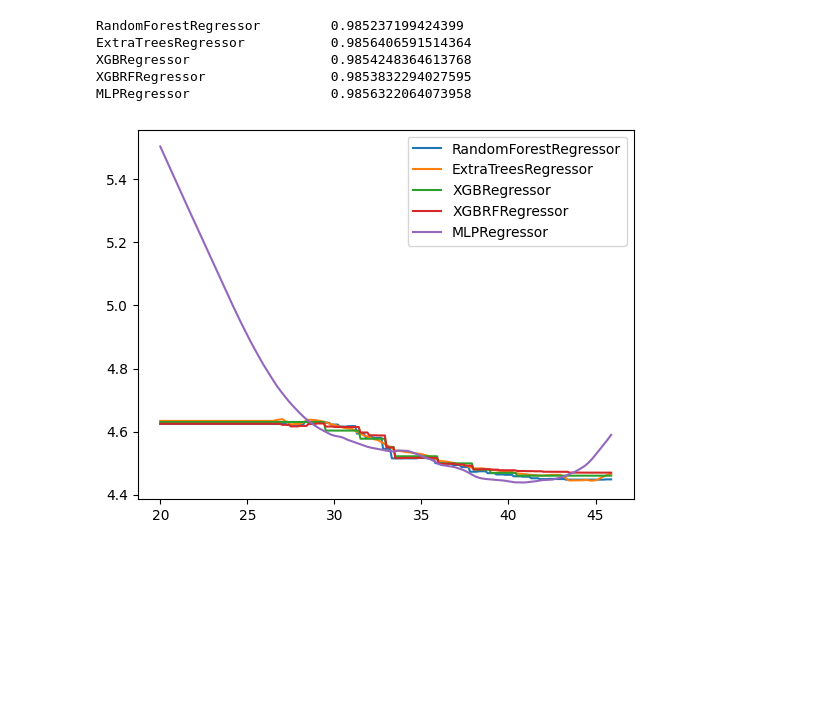
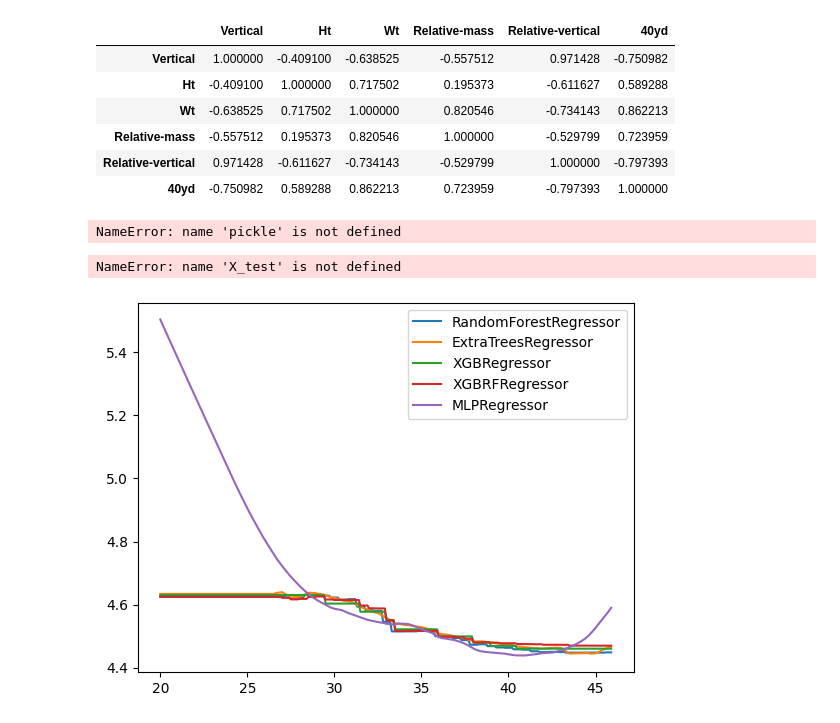
Before and after one commit to kw-00/athlete-analysis, a Jupyter notebook: model_selection.ipynb, the cells around one changed output. Saved outputs shown, nothing was run; the diff lists cells and outputs as text; code cells hidden in the pictures; blank space fills up the shorter version.

```diff
--- a/model_selection.ipynb
+++ b/model_selection.ipynb
@@ -14,9 +20,14 @@ from sklearn.preprocessing import StandardScaler
 # %%
 df = pd.read_csv("./combine_2010_2025")
 # %%
-df = df[df["Pos"].isin(["WR", "CB", "RB", "FS", "OLB", "ILB", "SS", "TE"])]
+# Excludes positions with heavier players
+# df = df[df["Pos"].isin(["WR", "CB", "RB", "FS", "OLB", "ILB", "SS", "TE"])]
 # %%
 
-data = df[["Vertical", "Ht", "40yd"]]
+data = df[["Vertical", "Ht", "Wt"]].copy()
+data["Relative-mass"] = df["Wt"] / df["Ht"] ** 3
+data["Relative-vertical"] = df["Vertical"] / df["Ht"]
+data["40yd"] = df["40yd"]
 data = data.dropna()
-scaler = StandardScaler()
+
+X_original, y = data.drop(["40yd"], axis="columns"), data["40yd"]
@@ -28 +41,11 @@ models = {}
+# %%
+data.corr()
+# %% [output]
+|  | Vertical | Ht | Wt | Relative-mass | Relative-vertical | 40yd |
+| Vertical | 1.000000 | -0.409100 | -0.638525 | -0.557512 | 0.971428 | -0.750982 |
+| Ht | -0.409100 | 1.000000 | 0.717502 | 0.195373 | -0.611627 | 0.589288 |
+| Wt | -0.638525 | 0.717502 | 1.000000 | 0.820546 | -0.734143 | 0.862213 |
+| Relative-mass | -0.557512 | 0.195373 | 0.820546 | 1.000000 | -0.529799 | 0.723959 |
+| Relative-vertical | 0.971428 | -0.611627 | -0.734143 | -0.529799 | 1.000000 | -0.797393 |
+| 40yd | -0.750982 | 0.589288 | 0.862213 | 0.723959 | -0.797393 | 1.000000 |
 # %%
@@ -76,0 +122,7 @@ models["MLPRegressor"] = mlp
+# %%
+
+
+with open("pickled_models/model_selection.pickle", "wb") as file:
+    pickle.dump((models_df, features_df), file)
+# %% [output]
+NameError: name 'pickle' is not defined
@@ -77,17 +132,13 @@ models["MLPRegressor"] = mlp
 # %%
-from sklearn.metrics import mean_squared_error
-var = X_test.var()
 
-for key, model in models.items():
-    mse = mean_squared_error(y_test, model.predict(X_test))
+var = X_original.var()
+
+for key, model in models_df.items():
+    mse = model.cv_results_["mean_test_score"].min()
     r_score = 1 - mse / var
     print(key.ljust(30) + str(r_score))
 # %% [output]
-RandomForestRegressor         0.985237199424399
-ExtraTreesRegressor           0.9856406591514364
-XGBRegressor                  0.9854248364613768
-XGBRFRegressor                0.9853832294027595
-MLPRegressor                  0.9856322064073958
+NameError: name 'X_test' is not defined
 # %%
 
 vertical = list(np.arange(20, 46, 0.1))
```
Also changed, not shown: parts of 19 cells of this notebook, 4 other files.
